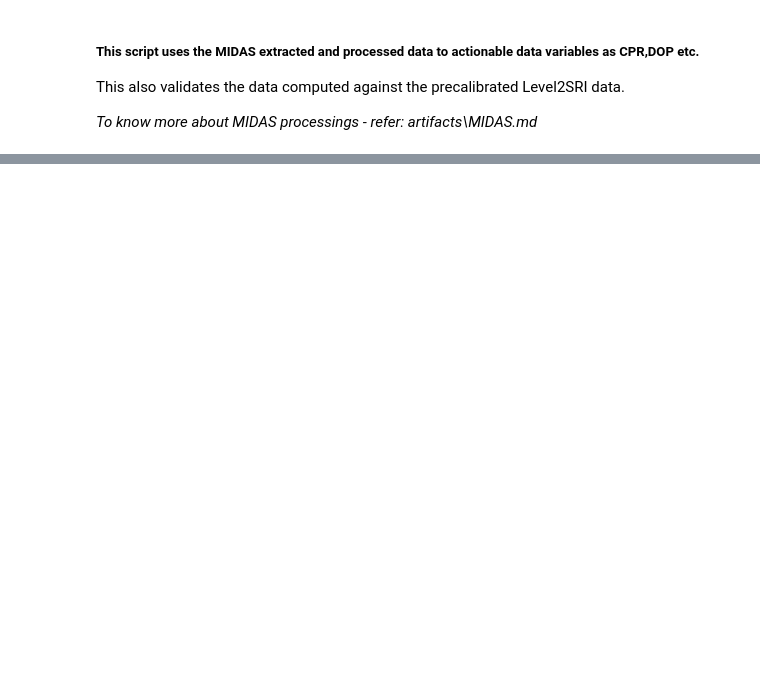
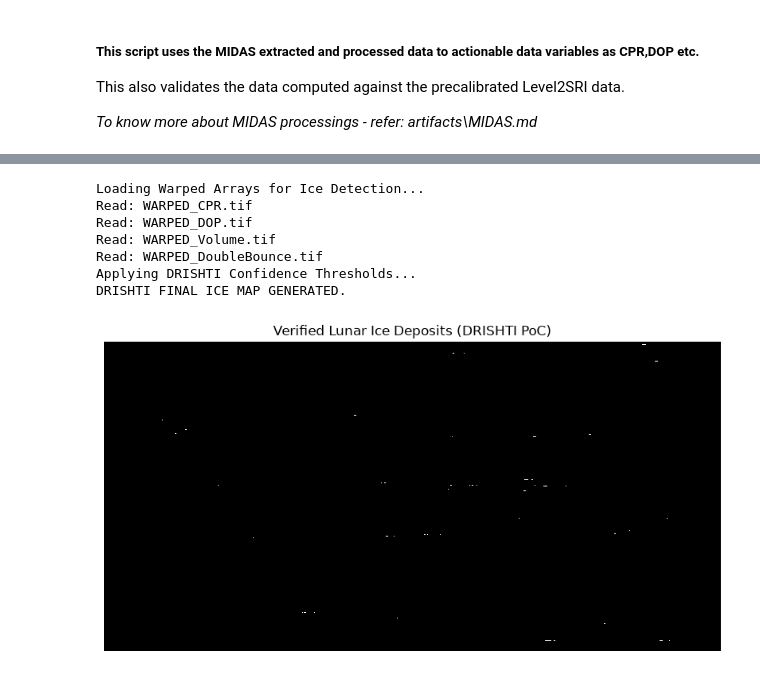
Before and after one commit to Deepmalya2506/DRISHTI, a Jupyter notebook: DRISHTI/science/processing.ipynb, the cells around one changed output, grey strips where cells are left out. Cells and saved outputs as stored; diff of their text form; code cells hidden in the pictures; blank space fills up the shorter version.

```diff
--- a/DRISHTI/science/processing.ipynb
+++ b/DRISHTI/science/processing.ipynb
@@ -13,0 +14,16 @@ ModuleNotFoundError: No module named 'osgeo'
+# %%
+# Wworking directory
+work_dir = r"C:\DRISHTI_POC"
+os.chdir(work_dir) # change working dir
+
+# Utility function to quickly load a raster array
+def read_band(filename):
+    with rasterio.open(filename) as src:
+        # Read the first band and replace NaNs/infinities with 0
+        arr = src.read(1)
+        arr = np.nan_to_num(arr, nan=0.0, posinf=0.0, neginf=0.0)
+        profile = src.profile
+        print("Read:", filename)
+        return arr, profile
+
+print("DRISHTI Environment Initialized. Ready for matrix computations.")
@@ -13,0 +148,45 @@ ModuleNotFoundError: No module named 'osgeo'
+# %%
+print("Loading Warped Arrays for Ice Detection...")
+cpr_arr, out_prof = read_band("WARPED_CPR.tif")
+dop_arr, _ = read_band("WARPED_DOP.tif")
+vol_arr, _ = read_band("WARPED_Volume.tif")
+db_arr, _ = read_band("WARPED_DoubleBounce.tif")
+
+print("Applying DRISHTI Confidence Thresholds...")
+# Condition 1: High Circular Polarization Ratio (Standard Ice Trigger)
+cond_cpr = cpr_arr >= 1.0
+
+# Condition 2: Low Degree of Polarization (Chaotic internal scattering)
+cond_dop = (dop_arr > 0.0) & (dop_arr <= 0.13)
+
+# Condition 3: Yamaguchi Validation (Volume scattering must dominate Double-Bounce rocks)
+cond_yama = vol_arr > db_arr
+
+# The Absolute Ice Mask (All conditions must be True)
+ice_mask = cond_cpr & cond_dop & cond_yama
+
+# Convert boolean mask to an integer map (1 = Ice, 0 = No Ice/Hazard)
+ice_map = np.where(ice_mask, 1, 0).astype(rasterio.uint8)
+
+# Save the final ice candidate map
+out_prof.update(dtype=rasterio.uint8, nodata=0)
+with rasterio.open("DRISHTI_FINAL_ICE_MAP.tif", 'w', **out_prof) as dst:
+    dst.write(ice_map, 1)
+
+print("DRISHTI FINAL ICE MAP GENERATED.")
+
+# Display the Ice Targets
+plt.figure(figsize=(10, 10))
+plt.imshow(ice_map, cmap='gray', interpolation='none')
+plt.title("Verified Lunar Ice Deposits (DRISHTI PoC)")
+plt.axis('off')
+plt.show()
+# %% [output]
+Loading Warped Arrays for Ice Detection...
+Read: WARPED_CPR.tif
+Read: WARPED_DOP.tif
+Read: WARPED_Volume.tif
+Read: WARPED_DoubleBounce.tif
+Applying DRISHTI Confidence Thresholds...
+DRISHTI FINAL ICE MAP GENERATED.
+[figure, added]
```
Also changed, not shown: parts of 6 cells of this notebook, 3 other files.
